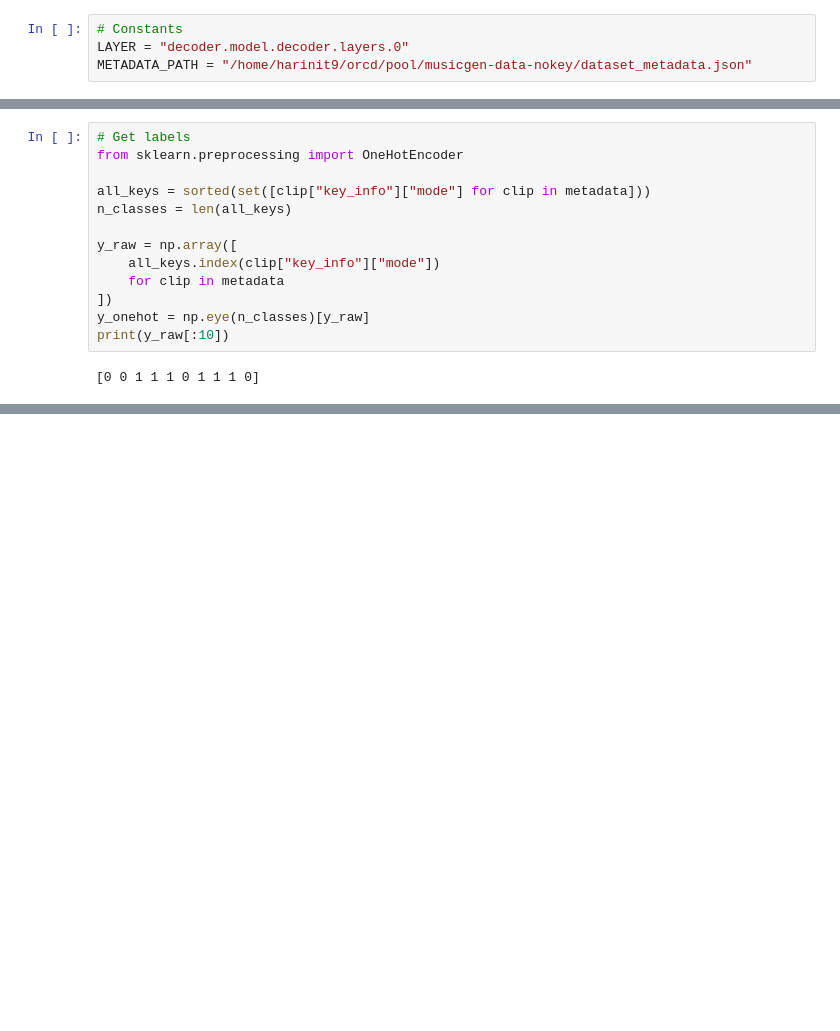
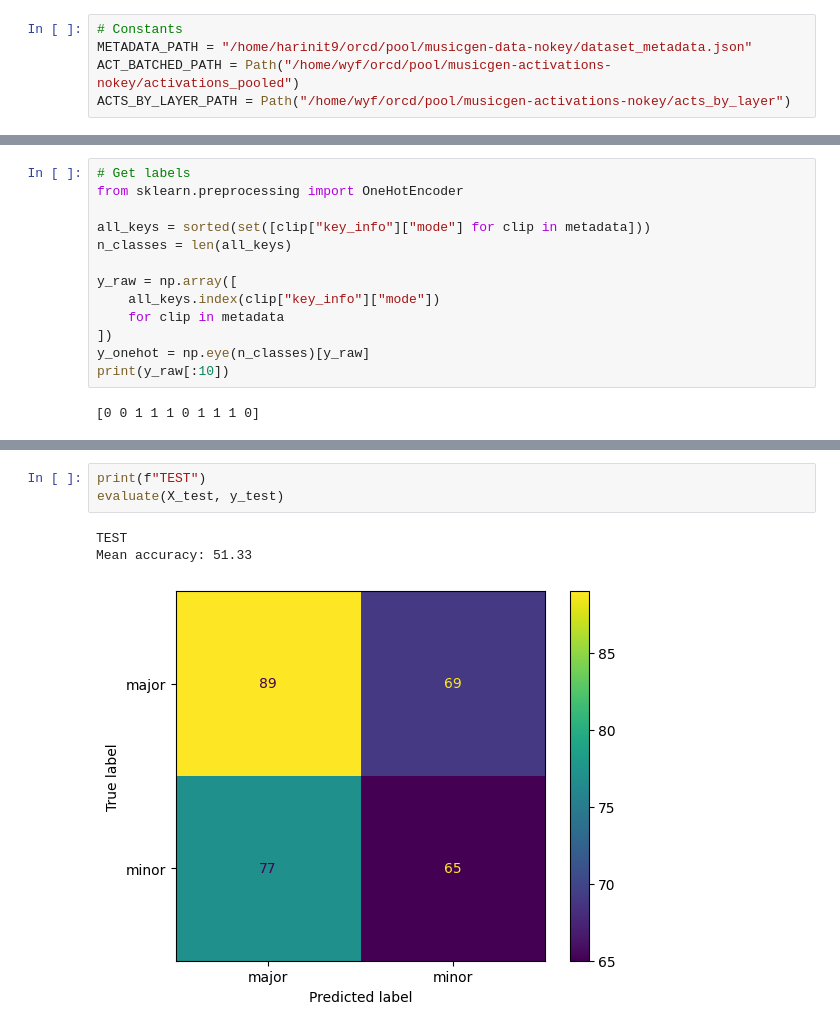
Before and after one commit to womogenes/musicgen-interp, a Jupyter notebook: notebooks/analyze_activations.ipynb, the cells around one changed output, grey strips where cells are left out. Saved outputs shown, nothing was run; the diff lists cells and outputs as text; blank space fills up the shorter version.

```diff
--- a/notebooks/analyze_activations.ipynb
+++ b/notebooks/analyze_activations.ipynb
@@ -10,5 +11,6 @@ from sklearn.preprocessing import StandardScaler
 # %%
 # Constants
-LAYER = "decoder.model.decoder.layers.0"
 METADATA_PATH = "/home/harinit9/orcd/pool/musicgen-data-nokey/dataset_metadata.json"
+ACT_BATCHED_PATH = Path("/home/wyf/orcd/pool/musicgen-activations-nokey/activations_pooled")
+ACTS_BY_LAYER_PATH = Path("/home/wyf/orcd/pool/musicgen-activations-nokey/acts_by_layer")
 # %%
@@ -104,0 +128,7 @@ disp.plot()
+# %%
+print(f"TEST")
+evaluate(X_test, y_test)
+# %% [output]
+TEST
+Mean accuracy: 51.33
+[figure, added]
```
Also changed, not shown: parts of 11 cells of this notebook, 1 other file.
